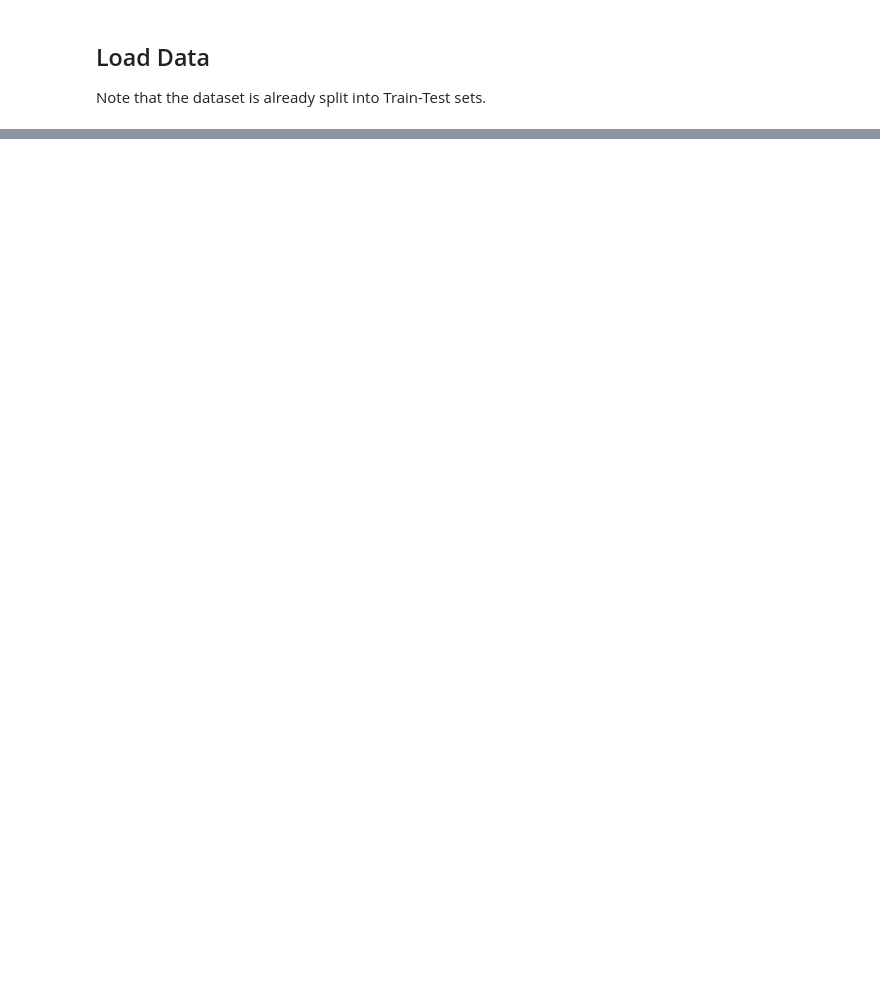
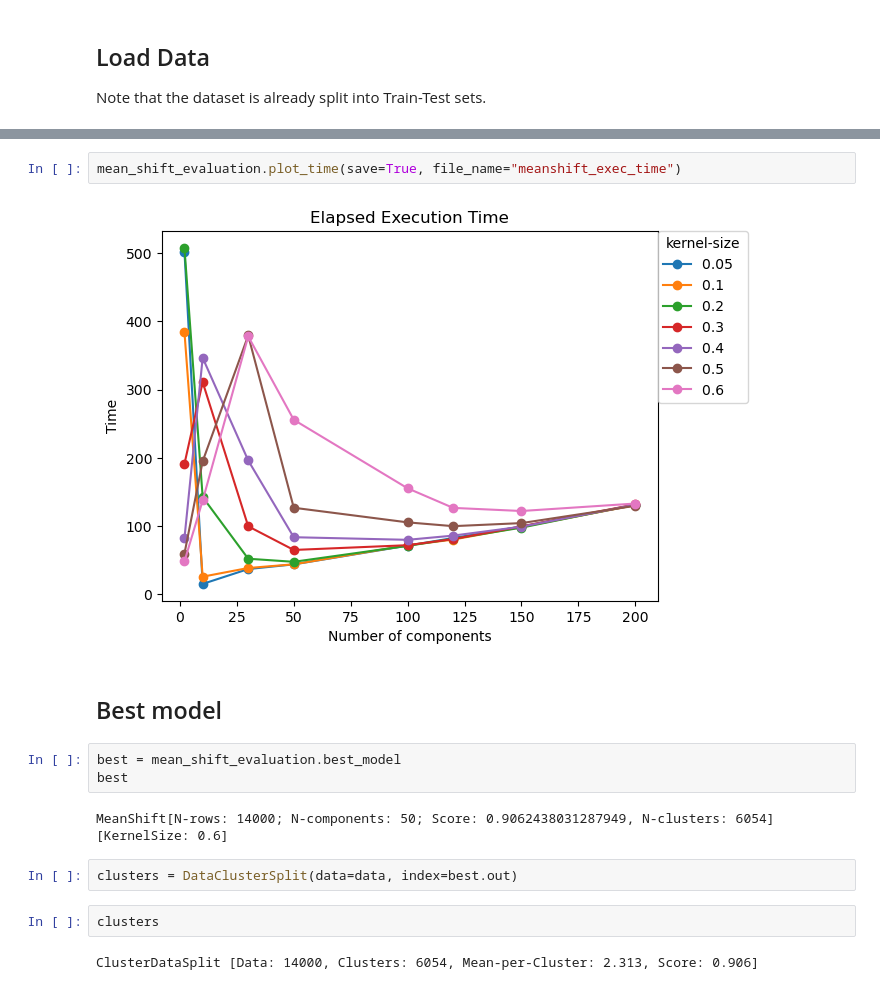
Before and after one commit to RuieX/clustering, a Jupyter notebook: src/notebooks/mean_shift.ipynb, the cells around one changed output, grey strips where cells are left out. Drawn from its saved outputs; the diff is of its cells as text; blank space fills up the shorter version.

```diff
--- a/src/notebooks/mean_shift.ipynb
+++ b/src/notebooks/mean_shift.ipynb
@@ -60,0 +84,17 @@ tuned_knnclsf = ms.model_selector(estimator=knnclsf,properties=properties,scorin
+# %%
+mean_shift_evaluation.plot_time(save=True, file_name="meanshift_exec_time")
+# %% [output]
+[figure, added]
+# %% [markdown]
+## Best model
+# %%
+best = mean_shift_evaluation.best_model
+best
+# %% [output]
+MeanShift[N-rows: 14000; N-components: 50; Score: 0.9062438031287949, N-clusters: 6054] [KernelSize: 0.6]
+# %%
+clusters = DataClusterSplit(data=data, index=best.out)
+# %%
+clusters
+# %% [output]
+ClusterDataSplit [Data: 14000, Clusters: 6054, Mean-per-Cluster: 2.313, Score: 0.906]
```
Also changed, not shown: parts of 31 cells of this notebook, 1 other file.
